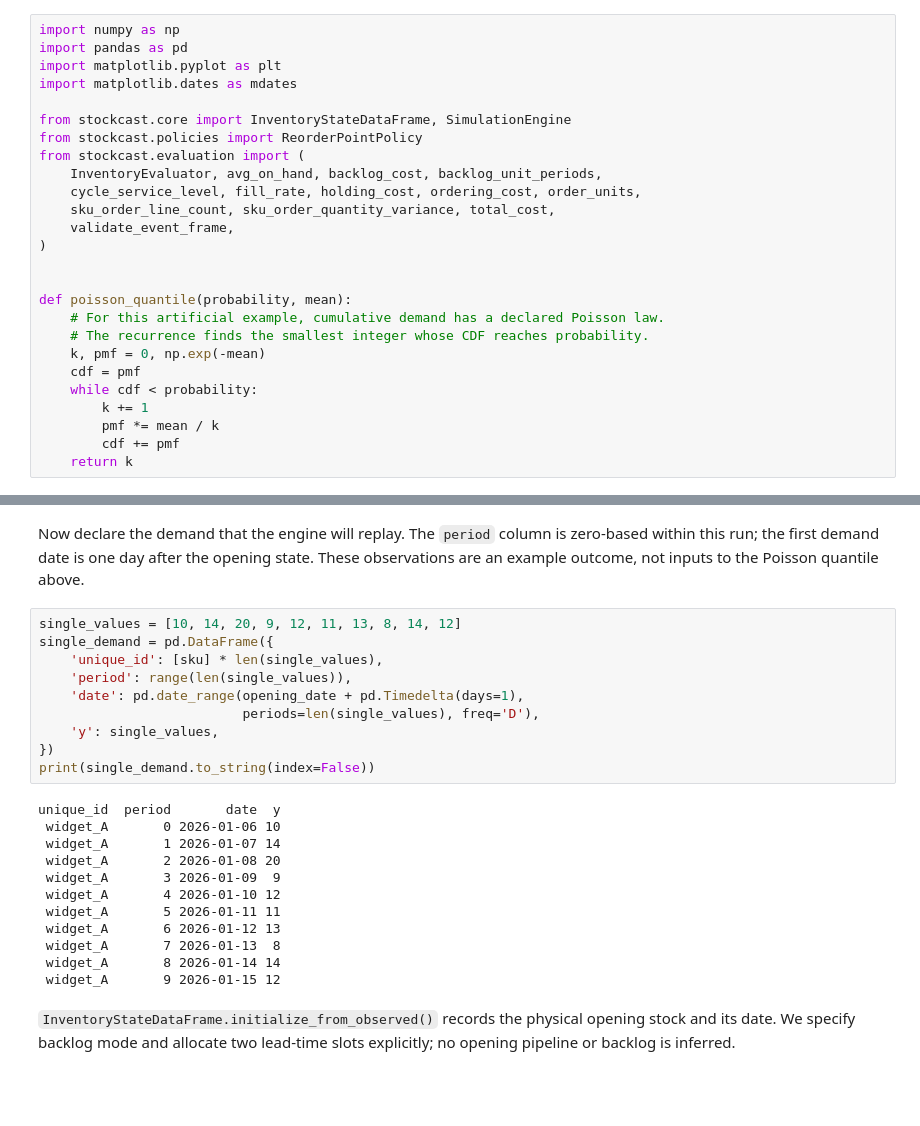
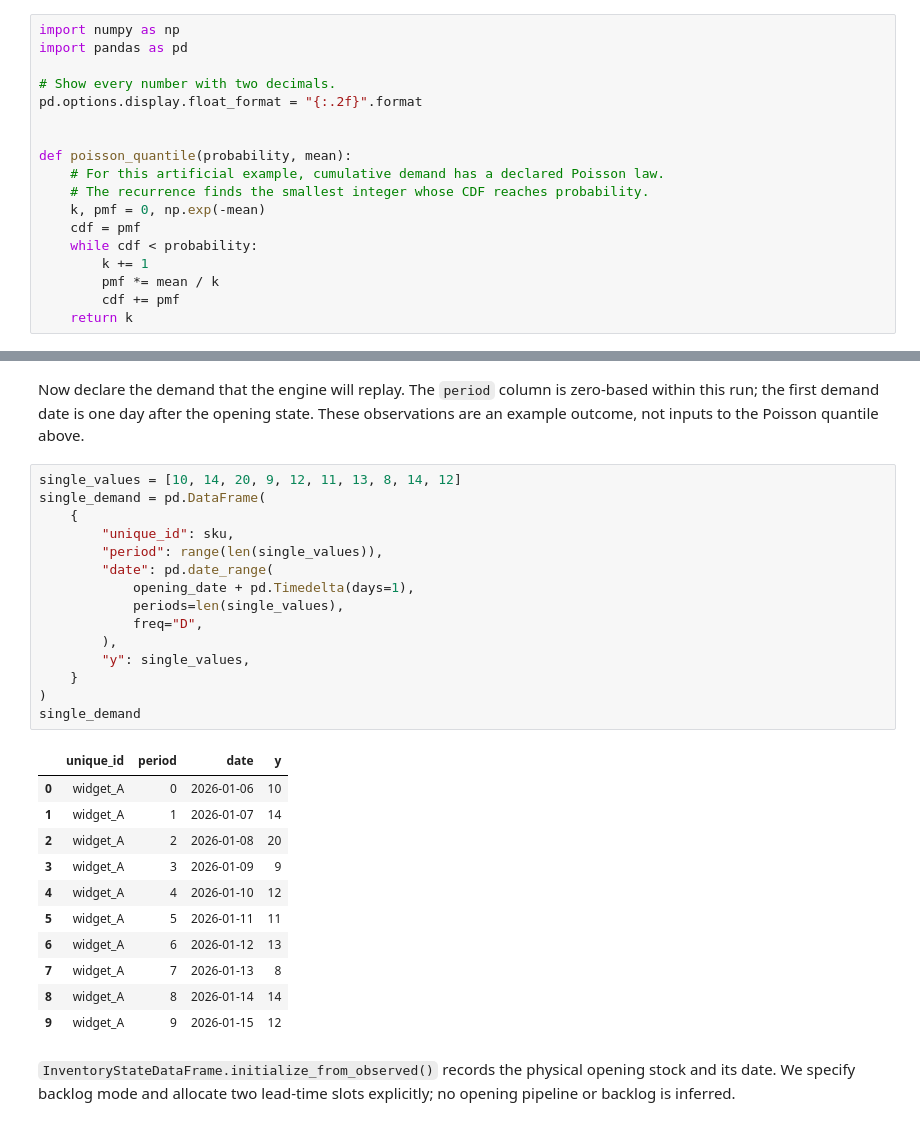
Before and after one commit to FilTheo/stockcast, a Jupyter notebook: examples/notebooks/05b_reorder_points_and_review_frequency.ipynb, the cells around one changed output, grey strips where cells are left out. Drawn from its saved outputs; the diff is of its cells as text; blank space fills up the shorter version.

```diff
--- a/examples/notebooks/05b_reorder_points_and_review_frequency.ipynb
+++ b/examples/notebooks/05b_reorder_points_and_review_frequency.ipynb
@@ -17,17 +17,9 @@ The relevant demand window is **`H = L + R = 2 + 1 = 3` days**. More generally,
 # %%
 import numpy as np
 import pandas as pd
-import matplotlib.pyplot as plt
-import matplotlib.dates as mdates
 
-from stockcast.core import InventoryStateDataFrame, SimulationEngine
-from stockcast.policies import ReorderPointPolicy
-from stockcast.evaluation import (
-    InventoryEvaluator, avg_on_hand, backlog_cost, backlog_unit_periods,
-    cycle_service_level, fill_rate, holding_cost, ordering_cost, order_units,
-    sku_order_line_count, sku_order_quantity_variance, total_cost,
-    validate_event_frame,
-)
+# Show every number with two decimals.
+pd.options.display.float_format = "{:.2f}".format
 
 
 def poisson_quantile(probability, mean):
@@ -63,26 +57,31 @@ Correct window H=3 days gives s=46; lead-time-only window gives 32
 Now declare the demand that the engine will replay. The `period` column is zero-based within this run; the first demand date is one day after the opening state. These observations are an example outcome, not inputs to the Poisson quantile above.
 # %%
 single_values = [10, 14, 20, 9, 12, 11, 13, 8, 14, 12]
-single_demand = pd.DataFrame({
-    'unique_id': [sku] * len(single_values),
-    'period': range(len(single_values)),
-    'date': pd.date_range(opening_date + pd.Timedelta(days=1),
-                          periods=len(single_values), freq='D'),
-    'y': single_values,
-})
-print(single_demand.to_string(index=False))
+single_demand = pd.DataFrame(
+    {
+        "unique_id": sku,
+        "period": range(len(single_values)),
+        "date": pd.date_range(
+            opening_date + pd.Timedelta(days=1),
+            periods=len(single_values),
+            freq="D",
+        ),
+        "y": single_values,
+    }
+)
+single_demand
 # %% [output]
-unique_id  period       date  y
- widget_A       0 2026-01-06 10
- widget_A       1 2026-01-07 14
- widget_A       2 2026-01-08 20
- widget_A       3 2026-01-09  9
- widget_A       4 2026-01-10 12
- widget_A       5 2026-01-11 11
- widget_A       6 2026-01-12 13
- widget_A       7 2026-01-13  8
- widget_A       8 2026-01-14 14
- widget_A       9 2026-01-15 12
+|  | unique_id | period | date | y |
+| 0 | widget_A | 0 | 2026-01-06 | 10 |
+| 1 | widget_A | 1 | 2026-01-07 | 14 |
+| 2 | widget_A | 2 | 2026-01-08 | 20 |
+| 3 | widget_A | 3 | 2026-01-09 | 9 |
+| 4 | widget_A | 4 | 2026-01-10 | 12 |
+| 5 | widget_A | 5 | 2026-01-11 | 11 |
+| 6 | widget_A | 6 | 2026-01-12 | 13 |
+| 7 | widget_A | 7 | 2026-01-13 | 8 |
+| 8 | widget_A | 8 | 2026-01-14 | 14 |
+| 9 | widget_A | 9 | 2026-01-15 | 12 |
 # %% [markdown]
 `InventoryStateDataFrame.initialize_from_observed()` records the physical opening stock and its date. We specify backlog mode and allocate two lead-time slots explicitly; no opening pipeline or backlog is inferred.
 # %%
```
Also changed, not shown: parts of 38 cells of this notebook.
